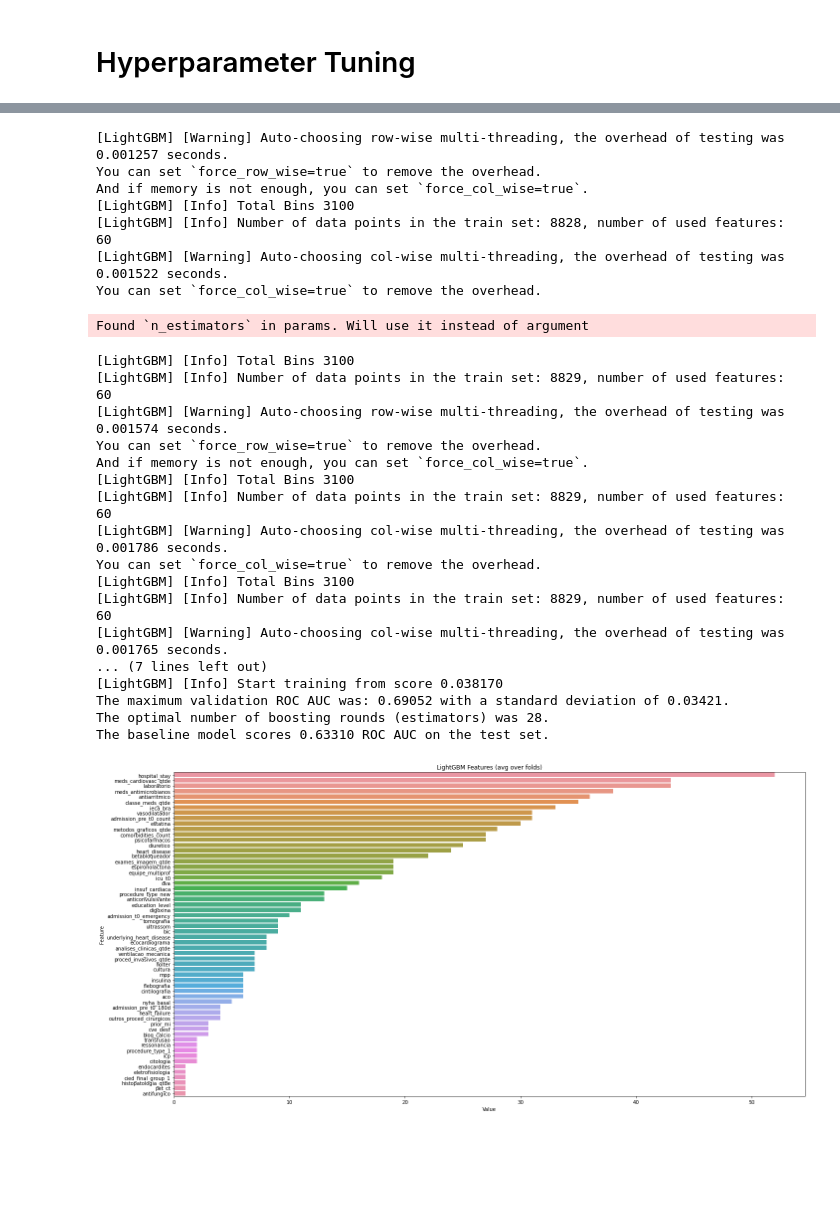
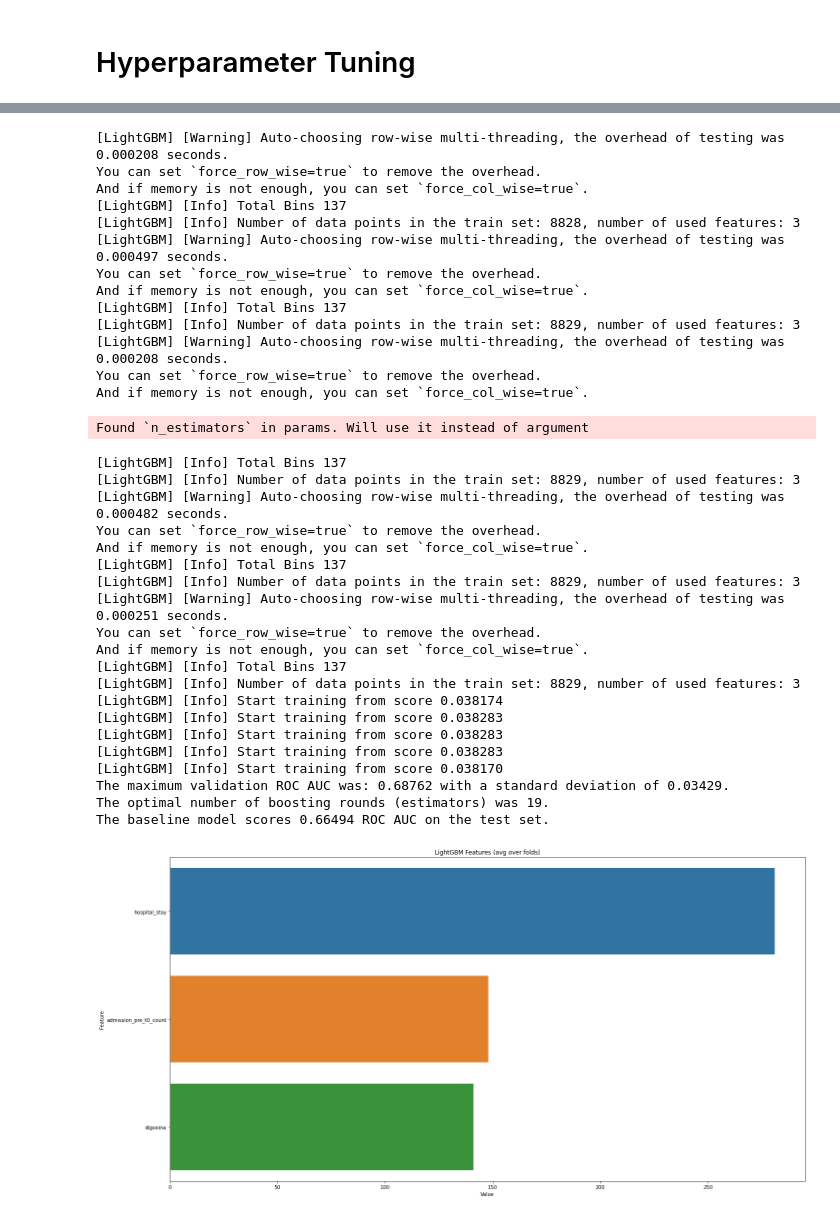
Before and after one commit to EduardoMMorais/BDMarcapasso, a Jupyter notebook: Marcapasso Modeling.ipynb, the cells around one changed output, grey strips where cells are left out. Drawn from its saved outputs; the diff is of its cells as text; code cells hidden in the pictures; blank space fills up the shorter version.

```diff
--- a/Marcapasso Modeling.ipynb
+++ b/Marcapasso Modeling.ipynb
@@ -3,7 +3,7 @@
 # %%
 TARGET = 'readmission_30d'
 N_FOLDS = 5
-MAX_EVALS = 30
+MAX_EVALS = 50
 TEST_SIZE = 0.3
 # %% [markdown]
 # Import
@@ -114,13 +132,14 @@ def fit_lightgbm(features, hyperparameters=None, early_stopping=True, plot_impor
 
     if early_stopping:
         callbacks = [lgb.early_stopping(stopping_rounds=200)]
+#         hyperparameters['learning_rate'] = 0.05
         if 'n_estimators' in hyperparameters.keys():
             del hyperparameters['n_estimators']
     else:
         callbacks = None
     # Cross validation with early stopping
-    cv_results = lgb.cv(hyperparameters, train_set, num_boost_round=10000,
-                        callbacks=callbacks,
+    cv_results = lgb.cv(hyperparameters, train_set, num_boost_round=1000,
+                        callbacks=callbacks, stratified = True,
                         metrics='auc', nfold=N_FOLDS, seed=314,
                         categorical_feature=cat_features)
 
@@ -129,8 +148,8 @@ def fit_lightgbm(features, hyperparameters=None, early_stopping=True, plot_impor
 
     # Train and make predicions with model
     model.fit(X_train_filtered, y_train)
-    preds = model.predict_proba(X_test_filtered)[:, 1]
-    baseline_auc = roc_auc_score(y_test, preds)
+    preds_test = model.predict_proba(X_test_filtered)[:, 1]
+    auc_test = roc_auc_score(y_test, preds_test)
 
     if print_results:
         print('The maximum validation ROC AUC was: {:.5f} with a standard deviation of {:.5f}.'.format(
@@ -138,7 +157,7 @@ def fit_lightgbm(features, hyperparameters=None, early_stopping=True, plot_impor
         print('The optimal number of boosting rounds (estimators) was {}.'.format(
             len(cv_results['auc-mean'])))
         print('The baseline model scores {:.5f} ROC AUC on the test set.'.format(
-            baseline_auc))
+            auc_test))
 
     feature_imp = pd.DataFrame(sorted(zip(model.feature_importances_, X_train_filtered.columns)),
                                columns=['Value', 'Feature'])
@@ -288,0 +308,4 @@ The baseline model scores 0.63310 ROC AUC on the test set.
+# %%
+selected_features = ['hospital_stay', 'admission_pre_t0_count', 'digoxina']
+selected_model, selected_cv_results, _ = fit_lightgbm(selected_features, plot_importance = True)
+n_estimators = len(trimmed_cv_results['auc-mean'])
@@ -301,6 +343,6 @@ param_grid = {
     'is_unbalance': [True, False]
 }
 # %%
-random_results = random_search(trimmed_features, param_grid, n_estimators)
+random_results = random_search(selected_features, param_grid, n_estimators)
 # %% [output]
 Found `n_estimators` in params. Will use it instead of argument
@@ -449,32 +496,41 @@ df_search
 # %%
-tuned_model, _, _ = fit_lightgbm(trimmed_features,
+tuned_model, _, _ = fit_lightgbm(selected_features,
                                  hyperparameters=tuned_hyperparameters,
                                  early_stopping=False,
                                  plot_importance=True)
 # %% [output]
-[LightGBM] [Warning] Auto-choosing row-wise multi-threading, the overhead of testing was 0.001257 seconds.
+[LightGBM] [Warning] Auto-choosing row-wise multi-threading, the overhead of testing was 0.000208 seconds.
 You can set `force_row_wise=true` to remove the overhead.
 And if memory is not enough, you can set `force_col_wise=true`.
-[LightGBM] [Info] Total Bins 3100
-[LightGBM] [Info] Number of data points in the train set: 8828, number of used features: 60
-[LightGBM] [Warning] Auto-choosing col-wise multi-threading, the overhead of testing was 0.001522 seconds.
-You can set `force_col_wise=true` to remove the overhead.
+[LightGBM] [Info] Total Bins 137
+[LightGBM] [Info] Number of data points in the train set: 8828, number of used features: 3
+[LightGBM] [Warning] Auto-choosing row-wise multi-threading, the overhead of testing was 0.000497 seconds.
+You can set `force_row_wise=true` to remove the overhead.
+And if memory is not enough, you can set `force_col_wise=true`.
+[LightGBM] [Info] Total Bins 137
+[LightGBM] [Info] Number of data points in the train set: 8829, number of used features: 3
+[LightGBM] [Warning] Auto-choosing row-wise multi-threading, the overhead of testing was 0.000208 seconds.
+You can set `force_row_wise=true` to remove the overhead.
+And if memory is not enough, you can set `force_col_wise=true`.
 Found `n_estimators` in params. Will use it instead of argument
-[LightGBM] [Info] Total Bins 3100
-[LightGBM] [Info] Number of data points in the train set: 8829, number of used features: 60
-[LightGBM] [Warning] Auto-choosing row-wise multi-threading, the overhead of testing was 0.001574 seconds.
+[LightGBM] [Info] Total Bins 137
+[LightGBM] [Info] Number of data points in the train set: 8829, number of used features: 3
+[LightGBM] [Warning] Auto-choosing row-wise multi-threading, the overhead of testing was 0.000482 seconds.
 You can set `force_row_wise=true` to remove the overhead.
 And if memory is not enough, you can set `force_col_wise=true`.
-[LightGBM] [Info] Total Bins 3100
-[LightGBM] [Info] Number of data points in the train set: 8829, number of used features: 60
-[LightGBM] [Warning] Auto-choosing col-wise multi-threading, the overhead of testing was 0.001786 seconds.
-You can set `force_col_wise=true` to remove the overhead.
-[LightGBM] [Info] Total Bins 3100
-[LightGBM] [Info] Number of data points in the train set: 8829, number of used features: 60
-[LightGBM] [Warning] Auto-choosing col-wise multi-threading, the overhead of testing was 0.001765 seconds.
-... (7 lines left out)
+[LightGBM] [Info] Total Bins 137
+[LightGBM] [Info] Number of data points in the train set: 8829, number of used features: 3
+[LightGBM] [Warning] Auto-choosing row-wise multi-threading, the overhead of testing was 0.000251 seconds.
+You can set `force_row_wise=true` to remove the overhead.
+And if memory is not enough, you can set `force_col_wise=true`.
+[LightGBM] [Info] Total Bins 137
+[LightGBM] [Info] Number of data points in the train set: 8829, number of used features: 3
+[LightGBM] [Info] Start training from score 0.038174
+[LightGBM] [Info] Start training from score 0.038283
+[LightGBM] [Info] Start training from score 0.038283
+[LightGBM] [Info] Start training from score 0.038283
 [LightGBM] [Info] Start training from score 0.038170
-The maximum validation ROC AUC was: 0.69052 with a standard deviation of 0.03421.
-The optimal number of boosting rounds (estimators) was 28.
-The baseline model scores 0.63310 ROC AUC on the test set.
+The maximum validation ROC AUC was: 0.68762 with a standard deviation of 0.03429.
+The optimal number of boosting rounds (estimators) was 19.
+The baseline model scores 0.66494 ROC AUC on the test set.
-[figure, old version]
+[figure, new version]
```
Also changed, not shown: parts of 12 cells of this notebook, 3 other files.
